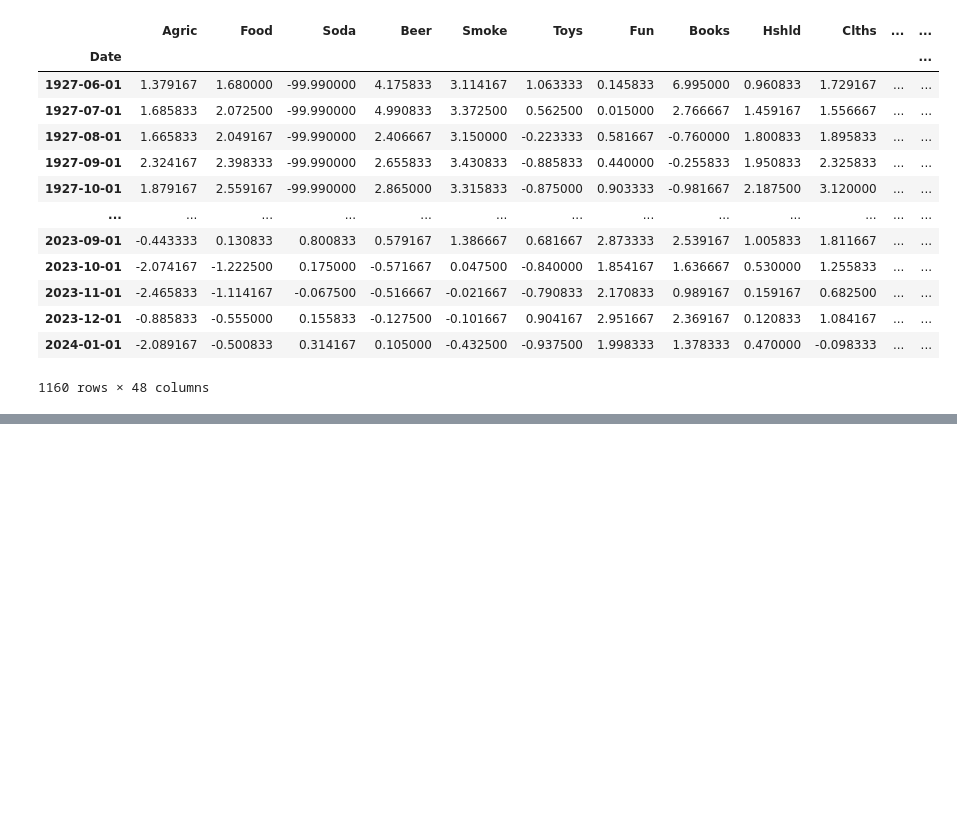
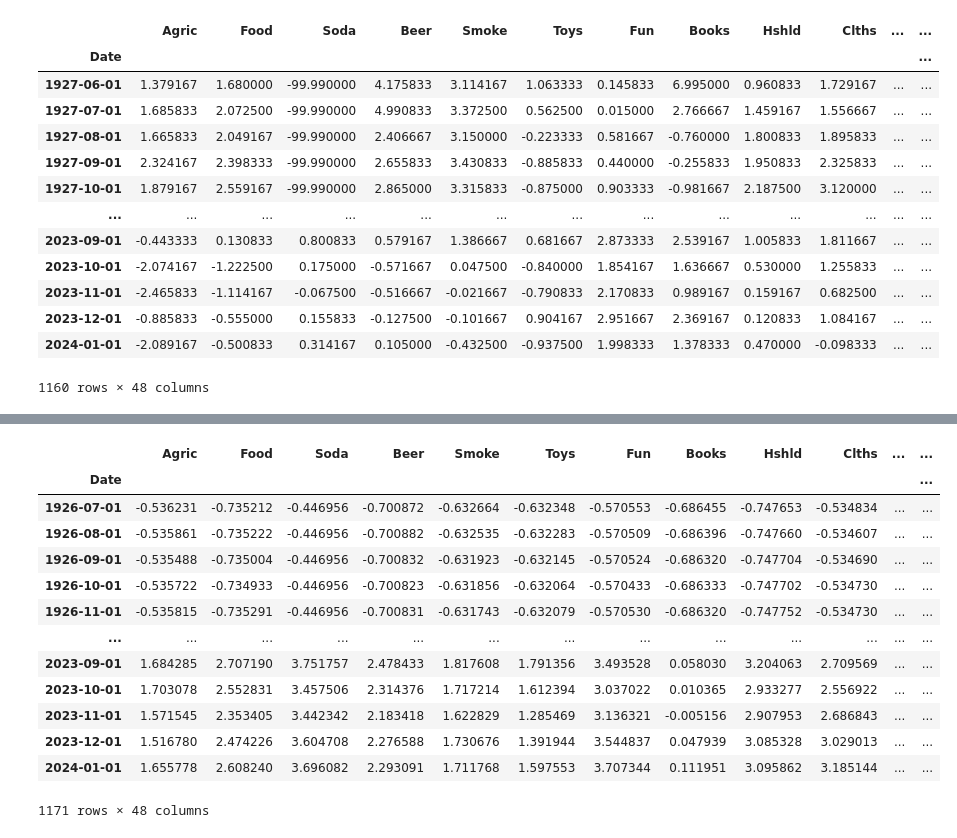
Before and after one commit to DominicPrenovost/TP2-PF-management, a Jupyter notebook: QuestionC.ipynb, the cells around one changed output, grey strips where cells are left out. Drawn from its saved outputs; the diff is of its cells as text; code cells hidden in the pictures; blank space fills up the shorter version.

```diff
--- a/QuestionC.ipynb
+++ b/QuestionC.ipynb
@@ -124,0 +126,27 @@ momentum_df
+# %%
+# Créer un objet StandardScaler
+scaler = StandardScaler()
+
+# Standardiser les données dans market_cap
+market_cap_standardized = scaler.fit_transform(market_cap)
+
+# Convertir les données standardisées en DataFrame
+df_market_cap_standardized = pd.DataFrame(market_cap_standardized, index=market_cap.index, columns=market_cap.columns)
+
+# Afficher le DataFrame standardisé
+df_market_cap_standardized
+# %% [output]
+|  | Agric | Food | Soda | Beer | Smoke | Toys | Fun | Books | Hshld | Clths | ... | ... |
+| Date |  |  |  |  |  |  |  |  |  |  |  | ... |
+| 1926-07-01 | -0.536231 | -0.735212 | -0.446956 | -0.700872 | -0.632664 | -0.632348 | -0.570553 | -0.686455 | -0.747653 | -0.534834 | ... | ... |
+| 1926-08-01 | -0.535861 | -0.735222 | -0.446956 | -0.700882 | -0.632535 | -0.632283 | -0.570509 | -0.686396 | -0.747660 | -0.534607 | ... | ... |
+| 1926-09-01 | -0.535488 | -0.735004 | -0.446956 | -0.700832 | -0.631923 | -0.632145 | -0.570524 | -0.686320 | -0.747704 | -0.534690 | ... | ... |
+| 1926-10-01 | -0.535722 | -0.734933 | -0.446956 | -0.700823 | -0.631856 | -0.632064 | -0.570433 | -0.686333 | -0.747702 | -0.534730 | ... | ... |
+| 1926-11-01 | -0.535815 | -0.735291 | -0.446956 | -0.700831 | -0.631743 | -0.632079 | -0.570530 | -0.686320 | -0.747752 | -0.534730 | ... | ... |
+| ... | ... | ... | ... | ... | ... | ... | ... | ... | ... | ... | ... | ... |
+| 2023-09-01 | 1.684285 | 2.707190 | 3.751757 | 2.478433 | 1.817608 | 1.791356 | 3.493528 | 0.058030 | 3.204063 | 2.709569 | ... | ... |
+| 2023-10-01 | 1.703078 | 2.552831 | 3.457506 | 2.314376 | 1.717214 | 1.612394 | 3.037022 | 0.010365 | 2.933277 | 2.556922 | ... | ... |
+| 2023-11-01 | 1.571545 | 2.353405 | 3.442342 | 2.183418 | 1.622829 | 1.285469 | 3.136321 | -0.005156 | 2.907953 | 2.686843 | ... | ... |
+| 2023-12-01 | 1.516780 | 2.474226 | 3.604708 | 2.276588 | 1.730676 | 1.391944 | 3.544837 | 0.047939 | 3.085328 | 3.029013 | ... | ... |
+| 2024-01-01 | 1.655778 | 2.608240 | 3.696082 | 2.293091 | 1.711768 | 1.597553 | 3.707344 | 0.111951 | 3.095862 | 3.185144 | ... | ... |
+1171 rows × 48 columns
```
Also changed, not shown: parts of 3 cells of this notebook.
